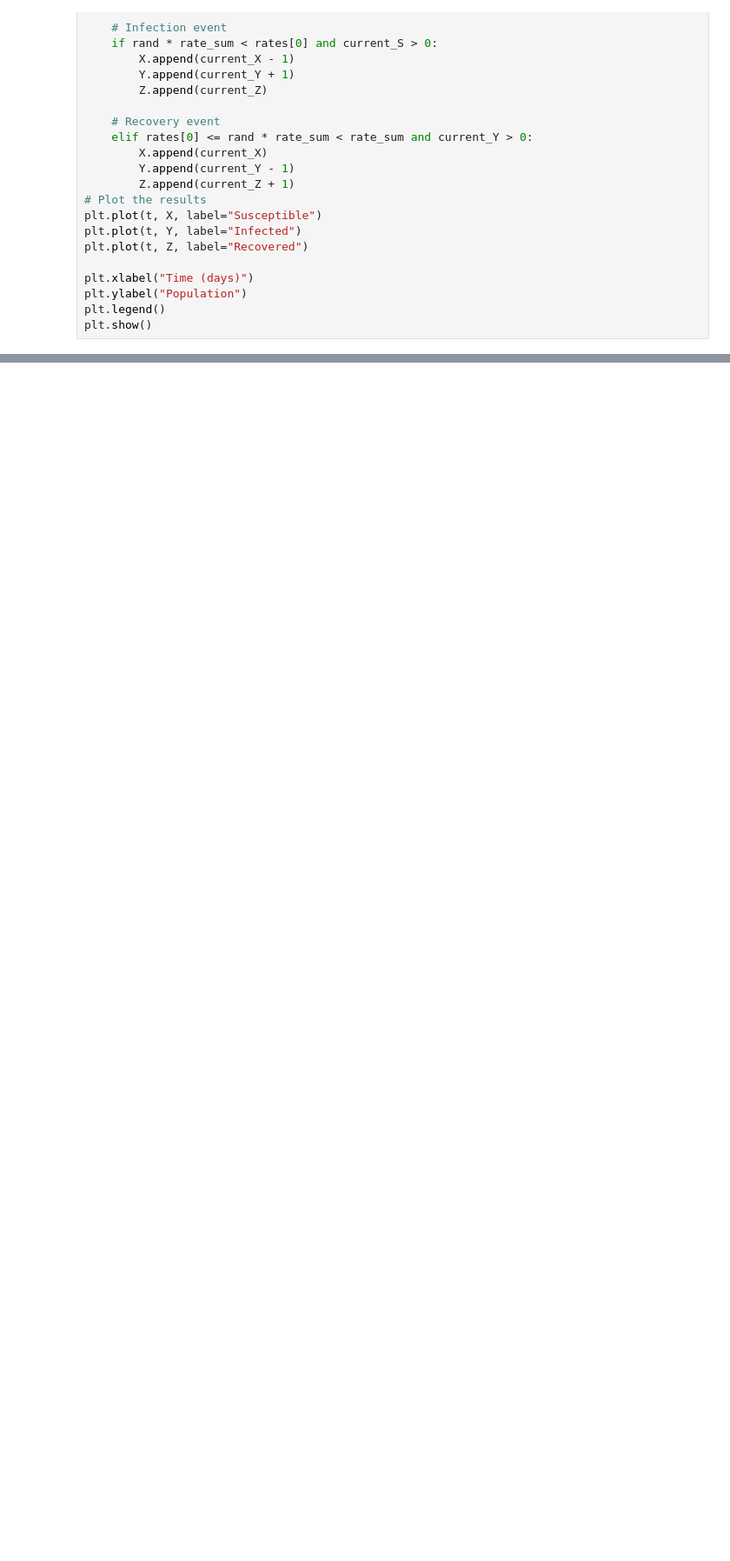
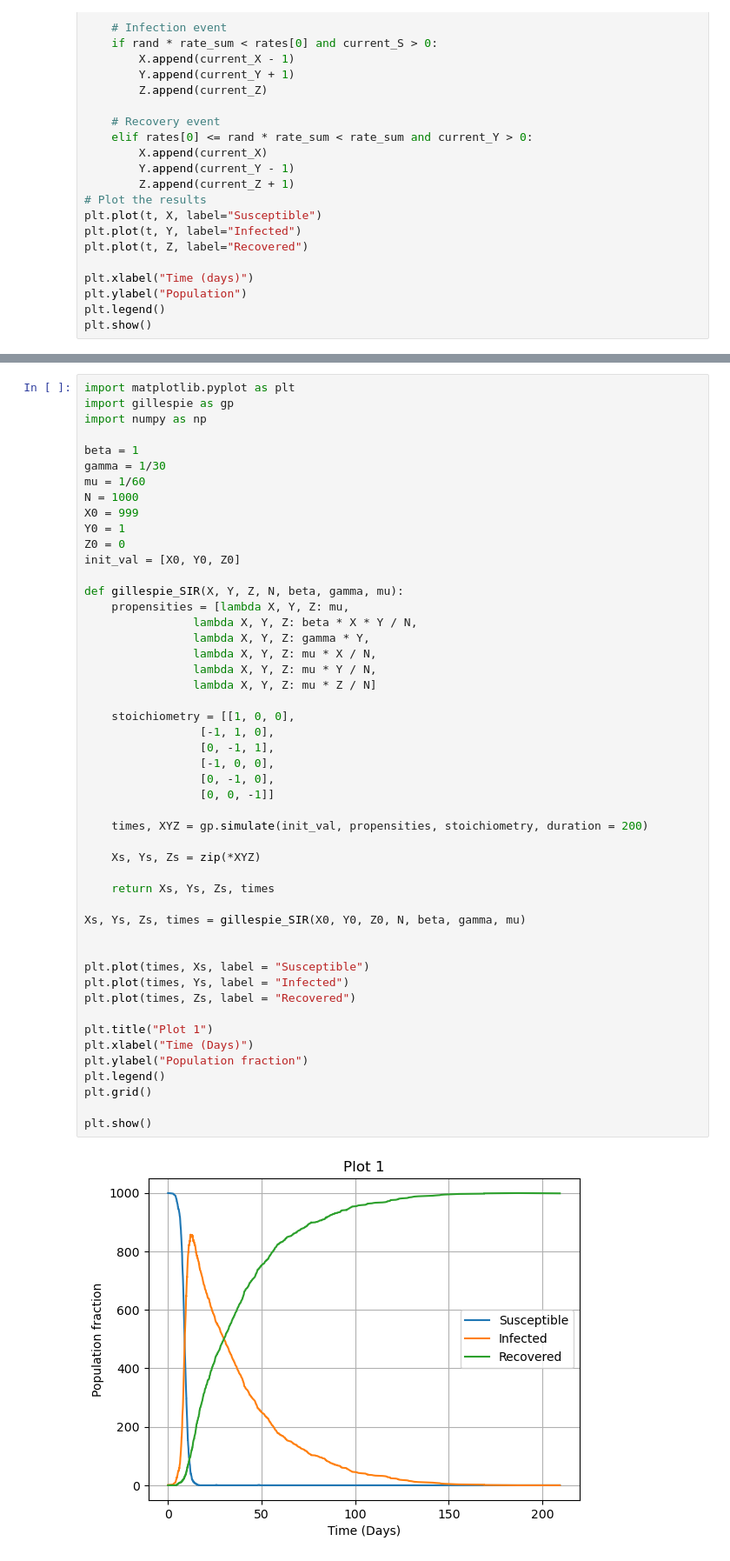
Before and after one commit to zoeazra/CLS-Ass-2, a Jupyter notebook: assignment 2.ipynb, the cells around one changed output, grey strips where cells are left out. Shown at 87% size. Cells and saved outputs as stored; diff of their text form; blank space fills up the shorter version.

```diff
--- a/assignment 2.ipynb
+++ b/assignment 2.ipynb
@@ -68,0 +127,51 @@ hello
+# %%
+import matplotlib.pyplot as plt
+import gillespie as gp
+import numpy as np
+
+beta = 1
+gamma = 1/30
+mu = 1/60
+N = 1000
+X0 = 999
+Y0 = 1
+Z0 = 0
+init_val = [X0, Y0, Z0]
+
+def gillespie_SIR(X, Y, Z, N, beta, gamma, mu):
+    propensities = [lambda X, Y, Z: mu,
+                lambda X, Y, Z: beta * X * Y / N,
+                lambda X, Y, Z: gamma * Y,
+                lambda X, Y, Z: mu * X / N,
+                lambda X, Y, Z: mu * Y / N,
+                lambda X, Y, Z: mu * Z / N]
+
+    stoichiometry = [[1, 0, 0],
+                 [-1, 1, 0],
+                 [0, -1, 1],
+                 [-1, 0, 0],
+                 [0, -1, 0],
+                 [0, 0, -1]]
+
+    times, XYZ = gp.simulate(init_val, propensities, stoichiometry, duration = 200)
+
+    Xs, Ys, Zs = zip(*XYZ)
+
+    return Xs, Ys, Zs, times
+
+Xs, Ys, Zs, times = gillespie_SIR(X0, Y0, Z0, N, beta, gamma, mu)
+
+
+plt.plot(times, Xs, label = "Susceptible")
+plt.plot(times, Ys, label = "Infected")
+plt.plot(times, Zs, label = "Recovered")
+
+plt.title("Plot 1")
+plt.xlabel("Time (Days)")
+plt.ylabel("Population fraction")
+plt.legend()
+plt.grid()
+
+plt.show()
+# %% [output]
+[figure, added]
```
Also changed, not shown: parts of 6 cells of this notebook.
